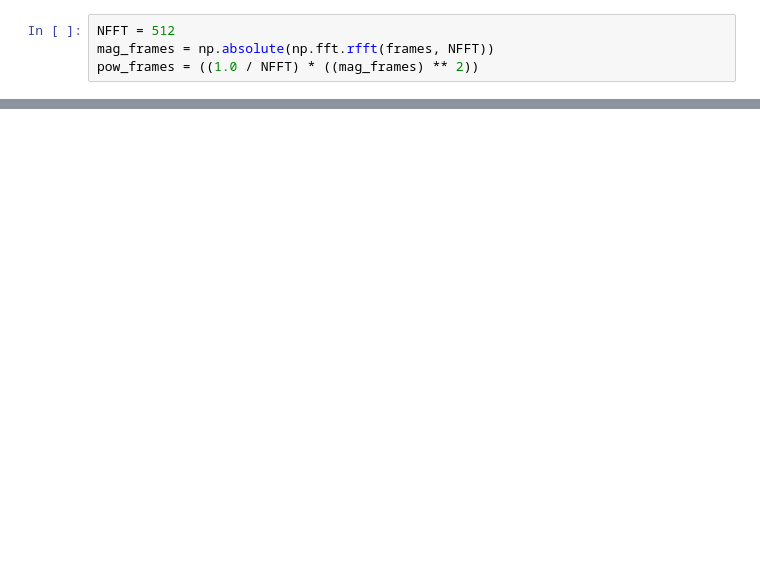
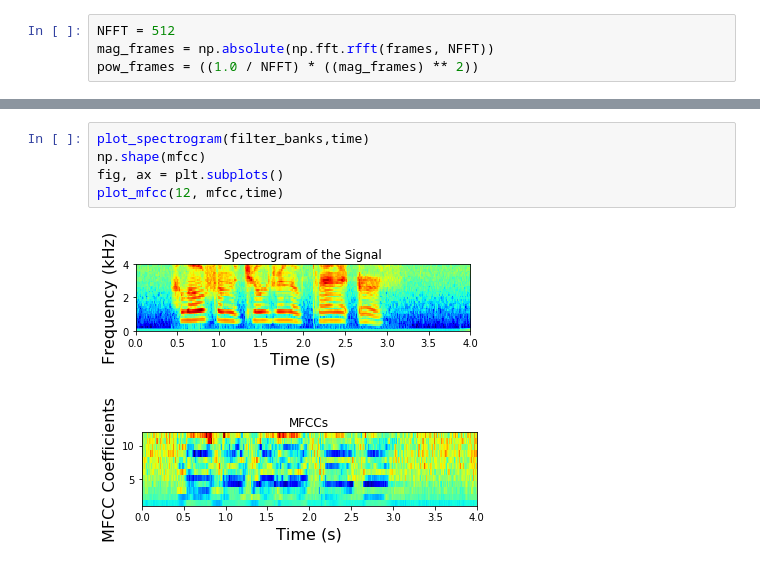
Before and after one commit to leokaplan/inf2608, a Jupyter notebook: T2.ipynb, the cells around one changed output, grey strips where cells are left out. Cells and saved outputs as stored; diff of their text form; blank space fills up the shorter version.

```diff
--- a/T2.ipynb
+++ b/T2.ipynb
@@ -164,0 +190,8 @@ filter_banks -= (np.mean(filter_banks, axis=0) + 1e-8)
+# %%
+plot_spectrogram(filter_banks,time)
+np.shape(mfcc)
+fig, ax = plt.subplots()
+plot_mfcc(12, mfcc,time)
+# %% [output]
+[figure, added]
+[figure, added]
```
Also changed, not shown: parts of 21 cells of this notebook, 47 other files.
